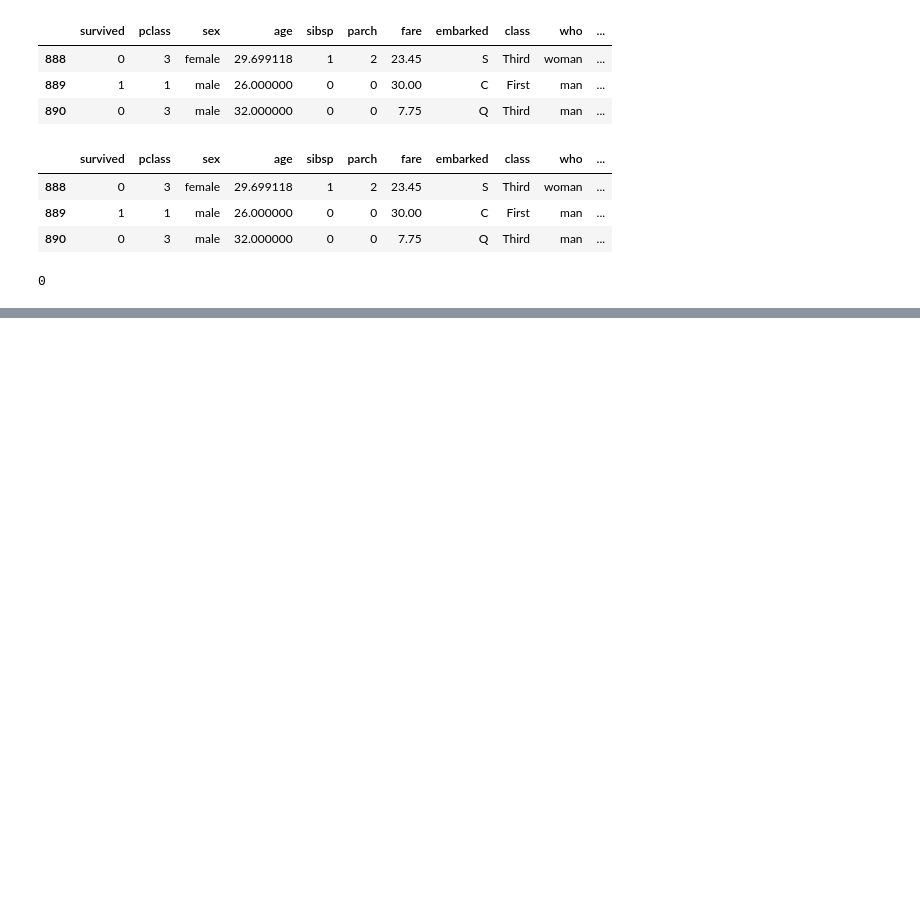
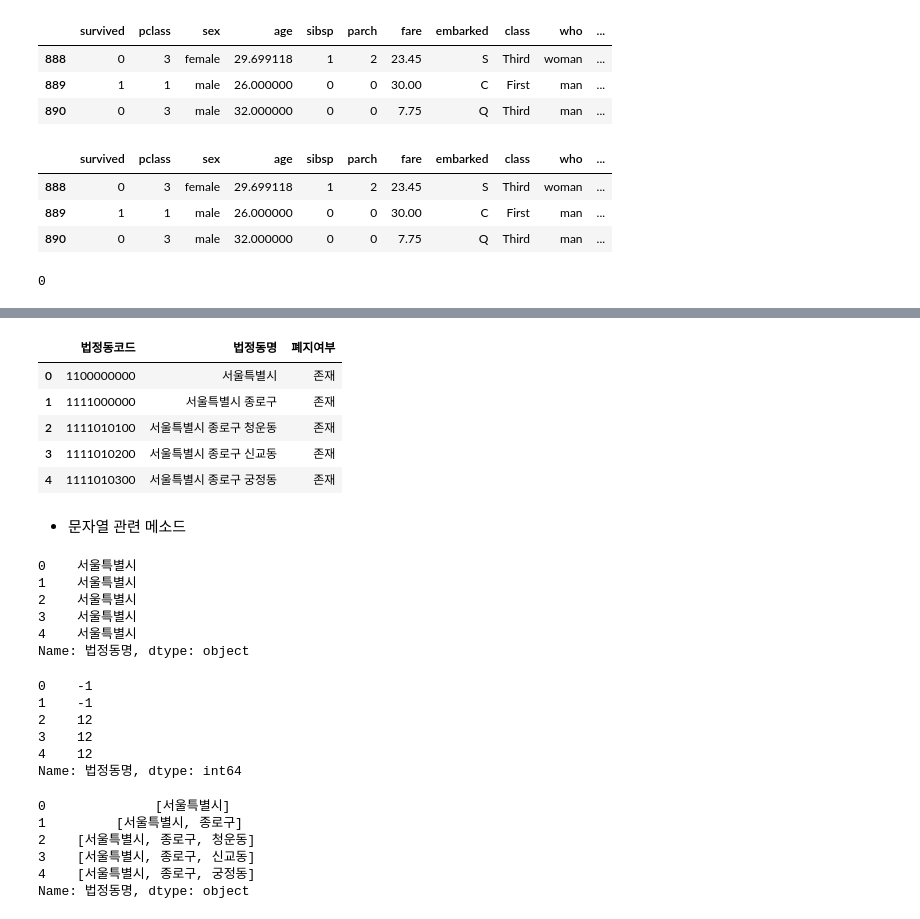
Before and after one commit to ckiekim/--2021-4, a Jupyter notebook: 13_DataFrame_Part2.ipynb, the cells around one changed output, grey strips where cells are left out. Saved outputs shown, nothing was run; the diff lists cells and outputs as text; code cells hidden in the pictures; blank space fills up the shorter version.

```diff
--- a/13_DataFrame_Part2.ipynb
+++ b/13_DataFrame_Part2.ipynb
@@ -251,0 +385,4 @@ df.isna().sum().sum()
+# %%
+from google.colab import files
+uploaded = files.upload()
+filename = list(uploaded.keys())[0]
@@ -251,0 +392,41 @@ df.isna().sum().sum()
+# %%
+df = pd.read_csv(filename, sep='\t', encoding='EUC-KR')
+# %%
+df = df[df.폐지여부 == '존재']
+df.head()
+# %% [output]
+|  | 법정동코드 | 법정동명 | 폐지여부 |
+| 0 | 1100000000 | 서울특별시 | 존재 |
+| 1 | 1111000000 | 서울특별시 종로구 | 존재 |
+| 2 | 1111010100 | 서울특별시 종로구 청운동 | 존재 |
+| 3 | 1111010200 | 서울특별시 종로구 신교동 | 존재 |
+| 4 | 1111010300 | 서울특별시 종로구 궁정동 | 존재 |
+# %% [markdown]
+- 문자열 관련 메소드
+# %%
+df['법정동명'].str[:5].head()
+# %% [output]
+0    서울특별시
+1    서울특별시
+2    서울특별시
+3    서울특별시
+4    서울특별시
+Name: 법정동명, dtype: object
+# %%
+df['법정동명'].str.find('동').head()
+# %% [output]
+0    -1
+1    -1
+2    12
+3    12
+4    12
+Name: 법정동명, dtype: int64
+# %%
+df['법정동명'].str.split().head()
+# %% [output]
+0              [서울특별시]
+1         [서울특별시, 종로구]
+2    [서울특별시, 종로구, 청운동]
+3    [서울특별시, 종로구, 신교동]
+4    [서울특별시, 종로구, 궁정동]
+Name: 법정동명, dtype: object
```
Also changed, not shown: parts of 27 cells of this notebook, 1 other file.
